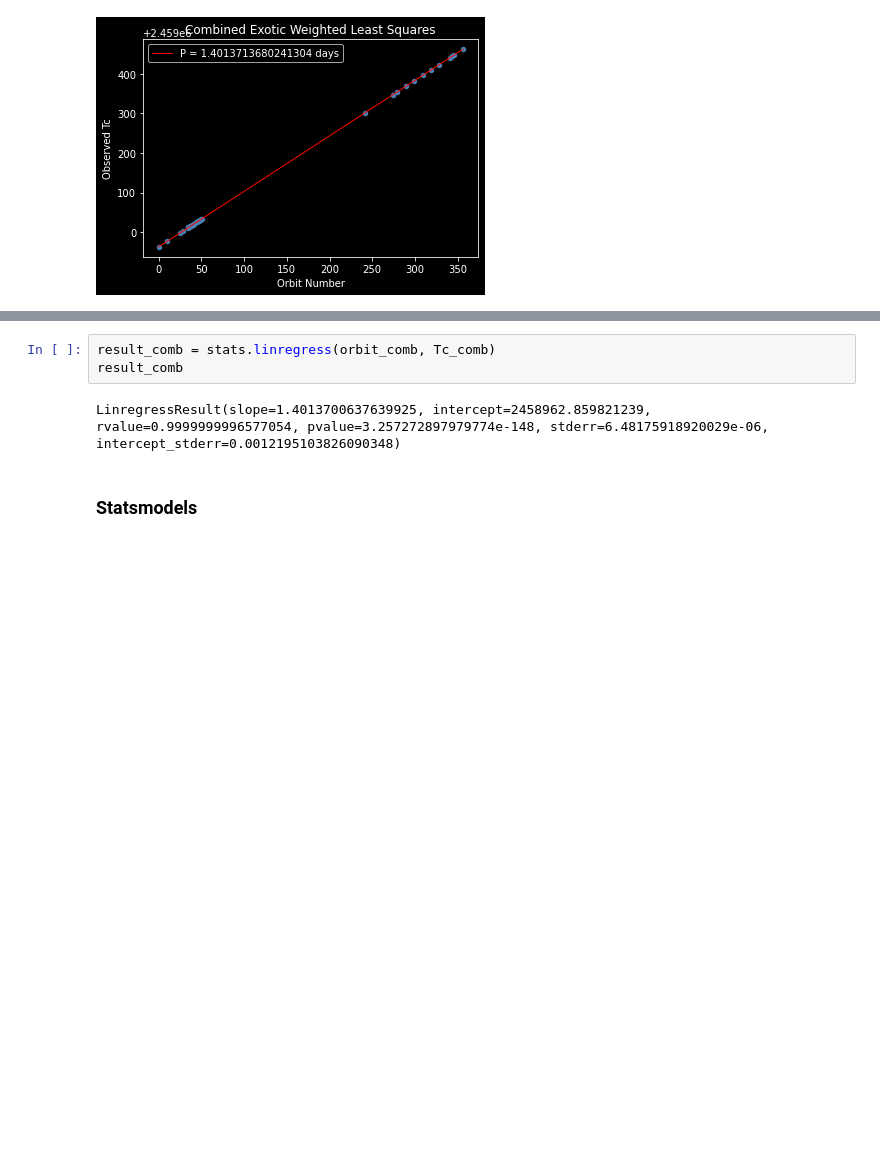
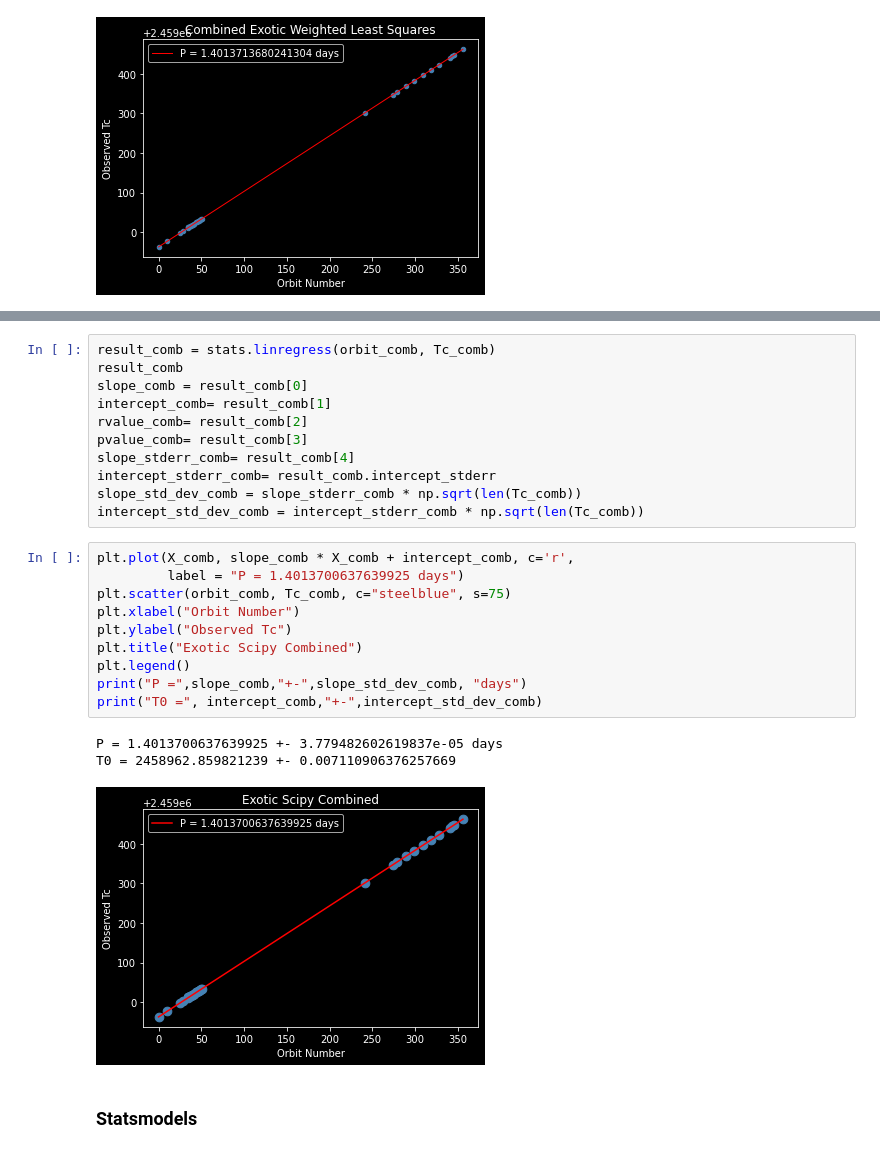
Before and after one commit to Jtearwicker/WASP-135b, a Jupyter notebook: WASP-135b EXOTIC Analysis.ipynb, the cells around one changed output, grey strips where cells are left out. Saved outputs shown, nothing was run; the diff lists cells and outputs as text; blank space fills up the shorter version.

```diff
--- a/WASP-135b EXOTIC Analysis.ipynb
+++ b/WASP-135b EXOTIC Analysis.ipynb
@@ -234,11 +255,31 @@ Covariance Type:            nonrobust
 Notes:
 [1] R² is computed without centering (uncentered) since the model does not contain a constant.
 [2] Standard Errors assume that the covariance matrix of the errors is correctly specified.
-# %%
-result_comb = stats.linregress(orbit_comb, Tc_comb)
-result_comb
-# %% [output]
-LinregressResult(slope=1.4013700637639925, intercept=2458962.859821239, rvalue=0.9999999996577054, pvalue=3.257272897979774e-148, stderr=6.48175918920029e-06, intercept_stderr=0.0012195103826090348)
+# %%
+result_comb = stats.linregress(orbit_comb, Tc_comb)
+result_comb
+slope_comb = result_comb[0]
+intercept_comb= result_comb[1]
+rvalue_comb= result_comb[2]
+pvalue_comb= result_comb[3]
+slope_stderr_comb= result_comb[4]
+intercept_stderr_comb= result_comb.intercept_stderr
+slope_std_dev_comb = slope_stderr_comb * np.sqrt(len(Tc_comb))
+intercept_std_dev_comb = intercept_stderr_comb * np.sqrt(len(Tc_comb))
+# %%
+plt.plot(X_comb, slope_comb * X_comb + intercept_comb, c='r',
+         label = "P = 1.4013700637639925 days")
+plt.scatter(orbit_comb, Tc_comb, c="steelblue", s=75)
+plt.xlabel("Orbit Number")
+plt.ylabel("Observed Tc")
+plt.title("Exotic Scipy Combined")
+plt.legend()
+print("P =",slope_comb,"+-",slope_std_dev_comb, "days")
+print("T0 =", intercept_comb,"+-",intercept_std_dev_comb)
+# %% [output]
+P = 1.4013700637639925 +- 3.779482602619837e-05 days
+T0 = 2458962.859821239 +- 0.007110906376257669
+[figure, added]
 # %% [markdown]
 ### Statsmodels
 # %%
```
Also changed, not shown: parts of 14 cells of this notebook.
